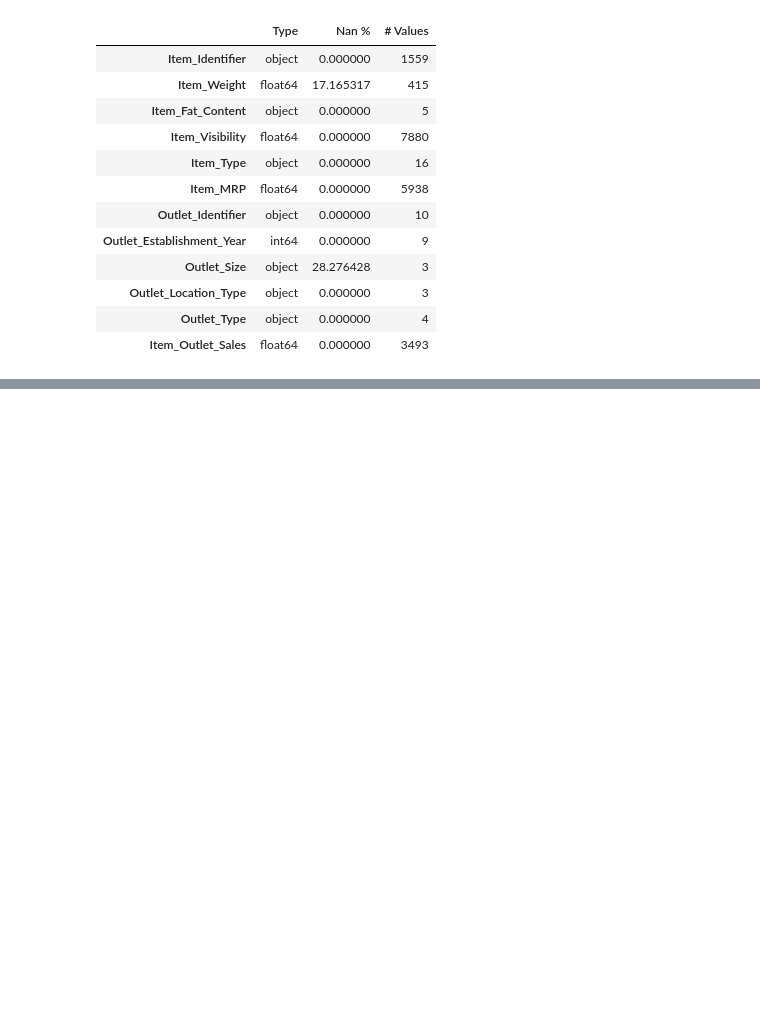
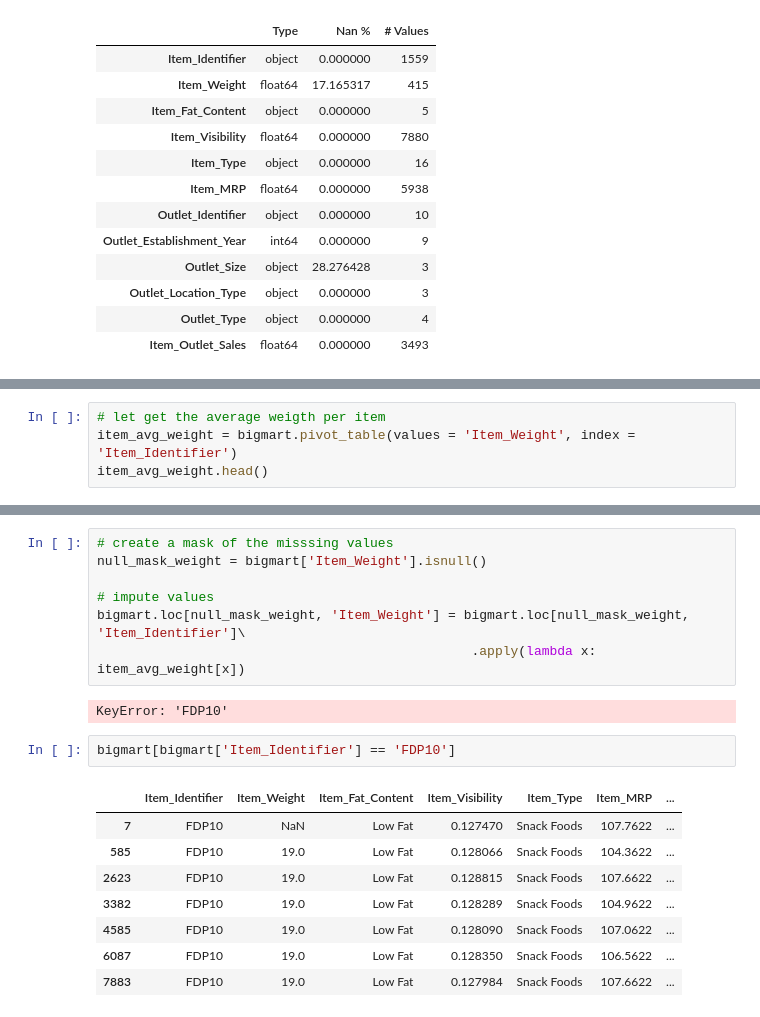
Before and after one commit to SirTee12/Big-Mart-Sales-Forecasting, a Jupyter notebook: Analysis-and-prediction-of-sales-data.ipynb, the cells around one changed output, grey strips where cells are left out. Cells and saved outputs as stored; diff of their text form; blank space fills up the shorter version.

```diff
--- a/Analysis-and-prediction-of-sales-data.ipynb
+++ b/Analysis-and-prediction-of-sales-data.ipynb
@@ -225,0 +243,4 @@ Name: Outlet_Type, dtype: int64
+# %%
+# let get the average weigth per item
+item_avg_weight = bigmart.pivot_table(values = 'Item_Weight', index = 'Item_Identifier')
+item_avg_weight.head()
@@ -225,0 +255,20 @@ Name: Outlet_Type, dtype: int64
+# %%
+# create a mask of the misssing values
+null_mask_weight = bigmart['Item_Weight'].isnull()
+
+# impute values
+bigmart.loc[null_mask_weight, 'Item_Weight'] = bigmart.loc[null_mask_weight, 'Item_Identifier']\
+                                                .apply(lambda x: item_avg_weight[x])
+# %% [output]
+KeyError: 'FDP10'
+# %%
+bigmart[bigmart['Item_Identifier'] == 'FDP10']
+# %% [output]
+|  | Item_Identifier | Item_Weight | Item_Fat_Content | Item_Visibility | Item_Type | Item_MRP | ... |
+| 7 | FDP10 | NaN | Low Fat | 0.127470 | Snack Foods | 107.7622 | ... |
+| 585 | FDP10 | 19.0 | Low Fat | 0.128066 | Snack Foods | 104.3622 | ... |
+| 2623 | FDP10 | 19.0 | Low Fat | 0.128815 | Snack Foods | 107.6622 | ... |
+| 3382 | FDP10 | 19.0 | Low Fat | 0.128289 | Snack Foods | 104.9622 | ... |
+| 4585 | FDP10 | 19.0 | Low Fat | 0.128090 | Snack Foods | 107.0622 | ... |
+| 6087 | FDP10 | 19.0 | Low Fat | 0.128350 | Snack Foods | 106.5622 | ... |
+| 7883 | FDP10 | 19.0 | Low Fat | 0.127984 | Snack Foods | 107.6622 | ... |
```
Also changed, not shown: parts of 16 cells of this notebook.
